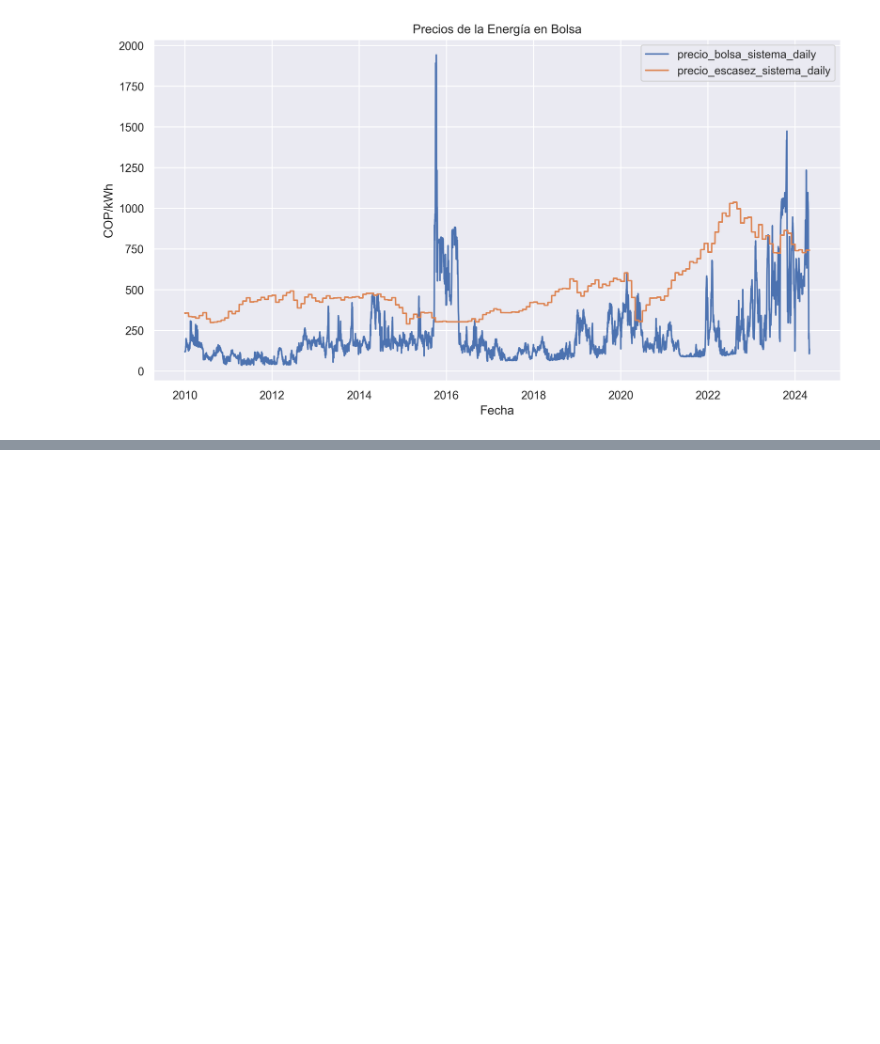
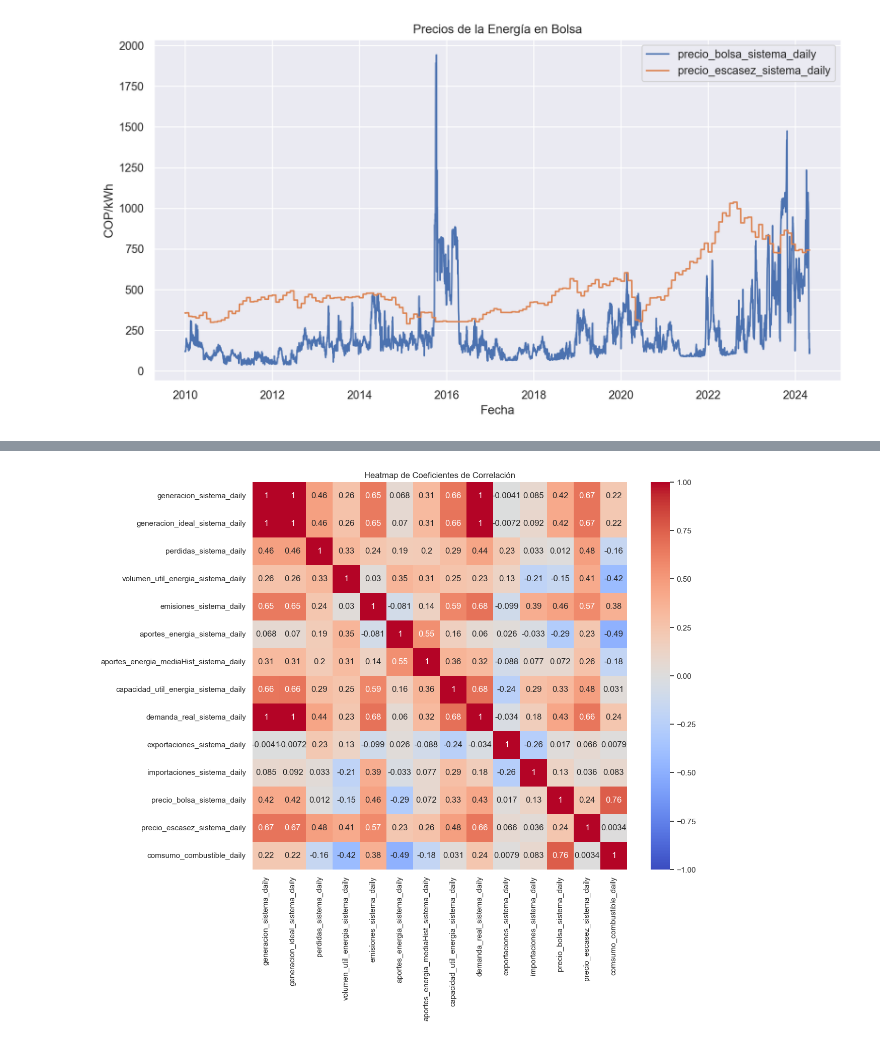
Before and after one commit to sistema-electrico-colombia/transform-EDA, a Jupyter notebook: exploratory_data_analysis.ipynb, the cells around one changed output, grey strips where cells are left out. Drawn from its saved outputs; the diff is of its cells as text; code cells hidden in the pictures; blank space fills up the shorter version.

```diff
--- a/exploratory_data_analysis.ipynb
+++ b/exploratory_data_analysis.ipynb
@@ -295,0 +367,3 @@ plot_time_series(df_sistema_electrico_converted, ['precio_bolsa_sistema_daily',
+# %%
+corr_matrix = df_sistema_electrico_converted.corr(method='pearson')
+corr_matrix
@@ -295,0 +386,9 @@ plot_time_series(df_sistema_electrico_converted, ['precio_bolsa_sistema_daily',
+# %%
+
+
+plt.figure(figsize=(12, 10))
+sns.heatmap(corr_matrix, vmin=-1, vmax=1, annot=True, cmap='coolwarm')
+plt.title('Heatmap de Coeficientes de Correlación')
+plt.show()
+# %% [output]
+[figure, added]
```
Also changed, not shown: parts of 9 cells of this notebook.
